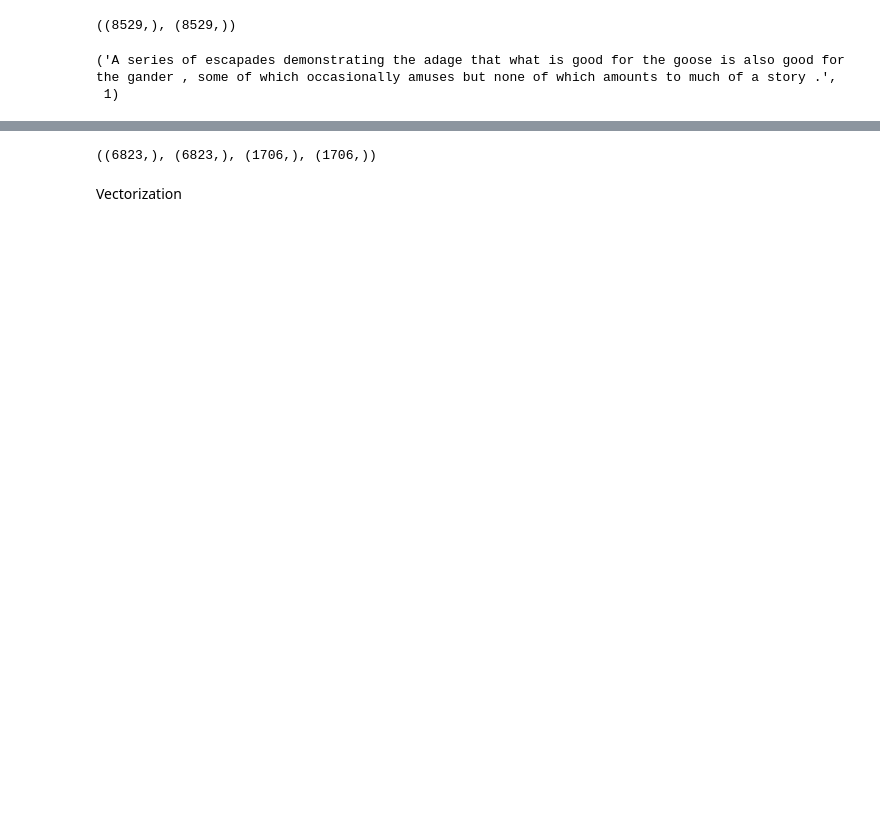
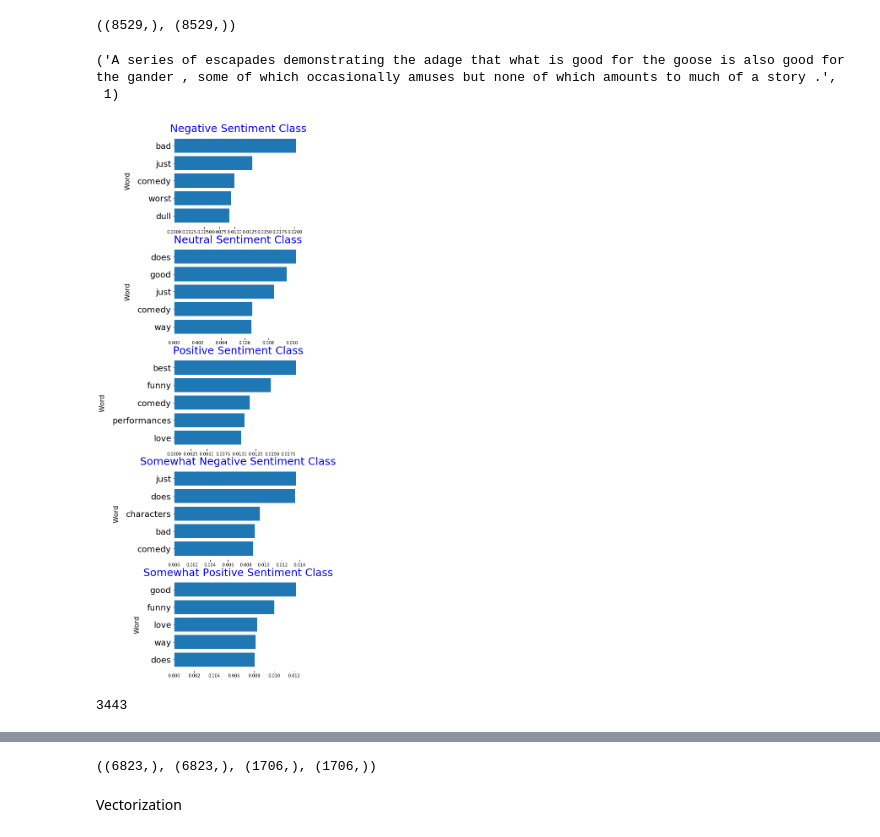
Before and after one commit to nalika/NLP, a Jupyter notebook: text_classification_working_demo.ipynb, the cells around one changed output, grey strips where cells are left out. Cells and saved outputs as stored; diff of their text form; code cells hidden in the pictures; blank space fills up the shorter version.

```diff
--- a/text_classification_working_demo.ipynb
+++ b/text_classification_working_demo.ipynb
@@ -448,19 +430,19 @@ def plot_tfidf_classfeats_h(dfs, num_class=9):
         ax.spines["bottom"].set_visible(False)
         ax.spines["right"].set_visible(False)
         ax.set_frame_on(False)
-        ax.get_xaxis().tick_bottom()
-        ax.get_yaxis().tick_left()
+        #ax.get_xaxis().tick_bottom()
+        #ax.get_yaxis().tick_left()
         #ax.set_xlabel("Mean Tf-Idf Score", labelpad=16, fontsize=16)
         ax.set_ylabel("Word", labelpad=16, fontsize=16)
         ax.set_title(str(df.label) + ' Sentiment Class', fontsize=25, color='blue')
         #ax.ticklabel_format(axis='x', style='sci', scilimits=(-2,2))
         ax.barh(x, df.tfidf, align='center')
         ax.set_yticks(x)
-        ax.set_ylim([-1, x[-1]+1])
+        #ax.set_ylim([-1, x[-1]+1])
         ax.invert_yaxis()
         yticks = ax.set_yticklabels(df.feature)
 
         for tick in ax.yaxis.get_major_ticks():
                 tick.label.set_fontsize(20)
-        plt.subplots_adjust(bottom=0.09, right=0.5, left=0.15, top=0.25, wspace=0.2)
+        plt.subplots_adjust(bottom=0.001, right=0.5, left=0.15, top=0.25, wspace=0.2)
     plt.show()
@@ -492,3 +467,16 @@ phrase[0], sentiment[0]
 # %% [output]
 ('A series of escapades demonstrating the adage that what is good for the goose is also good for the gander , some of which occasionally amuses but none of which amounts to much of a story .',
  1)
+# %%
+# Visualize vocabulary
+class_Xtr = tfidf_vectorizor.transform(phrase)
+class_y = fullSent['sentiment_label']
+class_features = tfidf_vectorizor.get_feature_names()
+class_top_dfs = top_feats_by_class(class_Xtr, class_y, class_features)
+plot_tfidf_classfeats_h(class_top_dfs, 7)
+# %% [output]
+[figure, added]
+# %%
+len(class_features)
+# %% [output]
+3443
```
Also changed, not shown: parts of 47 cells of this notebook.
